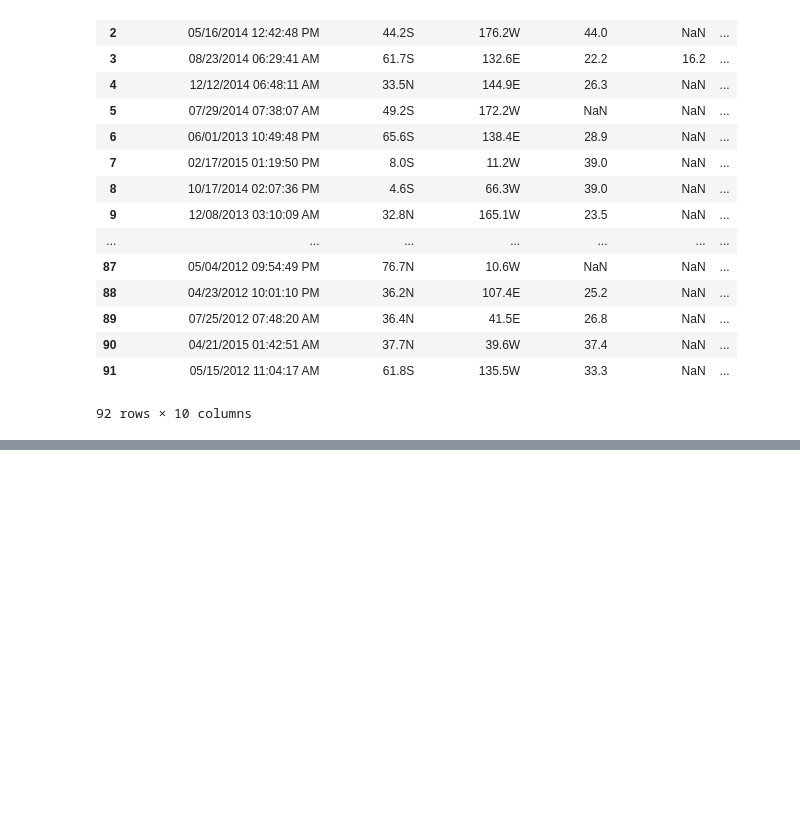
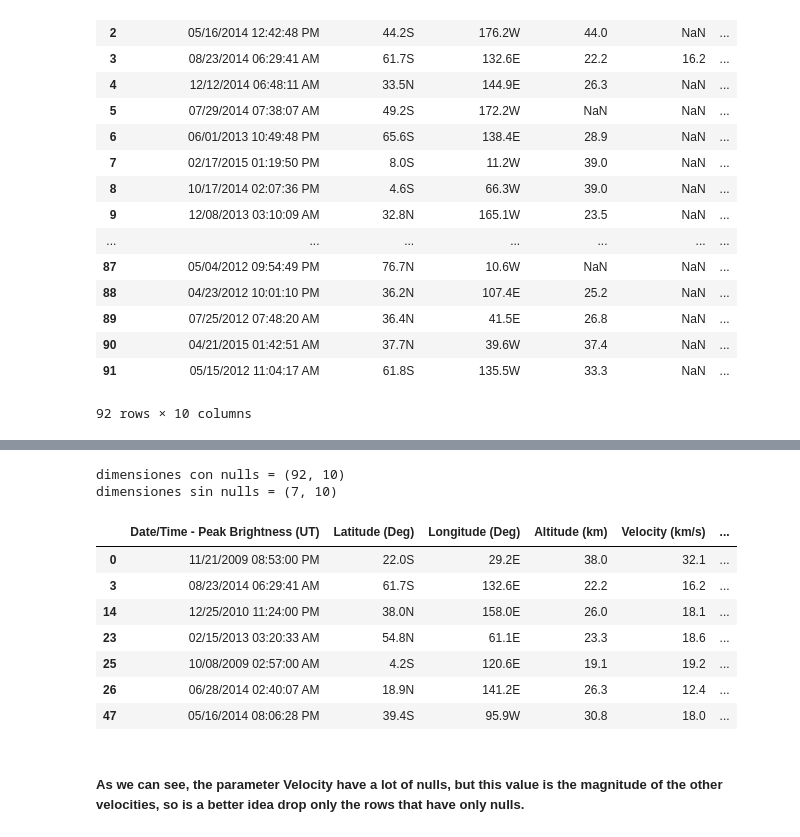
Before and after one commit to victorusacgt/Chasers-of-the-Lost-Data, a Jupyter notebook: Proyecto Chasers of the Lost Data.ipynb, the cells around one changed output, grey strips where cells are left out. Saved outputs shown, nothing was run; the diff lists cells and outputs as text; code cells hidden in the pictures; blank space fills up the shorter version.

```diff
--- a/Proyecto Chasers of the Lost Data.ipynb
+++ b/Proyecto Chasers of the Lost Data.ipynb
@@ -48,0 +90,3 @@ df_1 #Fireball_And_Bolide_Reports
+# %%
+df_1_nn = df_1.dropna(how = "any")
+np.sum(df_1_nn.isnull())
@@ -48,0 +105,19 @@ df_1 #Fireball_And_Bolide_Reports
+# %%
+print("dimensiones con nulls =", df_1.shape)
+print("dimensiones sin nulls =", df_1_nn.shape)
+# %% [output]
+dimensiones con nulls = (92, 10)
+dimensiones sin nulls = (7, 10)
+# %%
+df_1_nn
+# %% [output]
+|  | Date/Time - Peak Brightness (UT) | Latitude (Deg) | Longitude (Deg) | Altitude (km) | Velocity (km/s) | ... |
+| 0 | 11/21/2009 08:53:00 PM | 22.0S | 29.2E | 38.0 | 32.1 | ... |
+| 3 | 08/23/2014 06:29:41 AM | 61.7S | 132.6E | 22.2 | 16.2 | ... |
+| 14 | 12/25/2010 11:24:00 PM | 38.0N | 158.0E | 26.0 | 18.1 | ... |
+| 23 | 02/15/2013 03:20:33 AM | 54.8N | 61.1E | 23.3 | 18.6 | ... |
+| 25 | 10/08/2009 02:57:00 AM | 4.2S | 120.6E | 19.1 | 19.2 | ... |
+| 26 | 06/28/2014 02:40:07 AM | 18.9N | 141.2E | 26.3 | 12.4 | ... |
+| 47 | 05/16/2014 08:06:28 PM | 39.4S | 95.9W | 30.8 | 18.0 | ... |
+# %% [markdown]
+##### As we can see, the parameter Velocity have a lot of nulls, but this value is the magnitude of the other velocities, so is a better idea drop only the rows that have only nulls.
```
Also changed, not shown: parts of 24 cells of this notebook.
